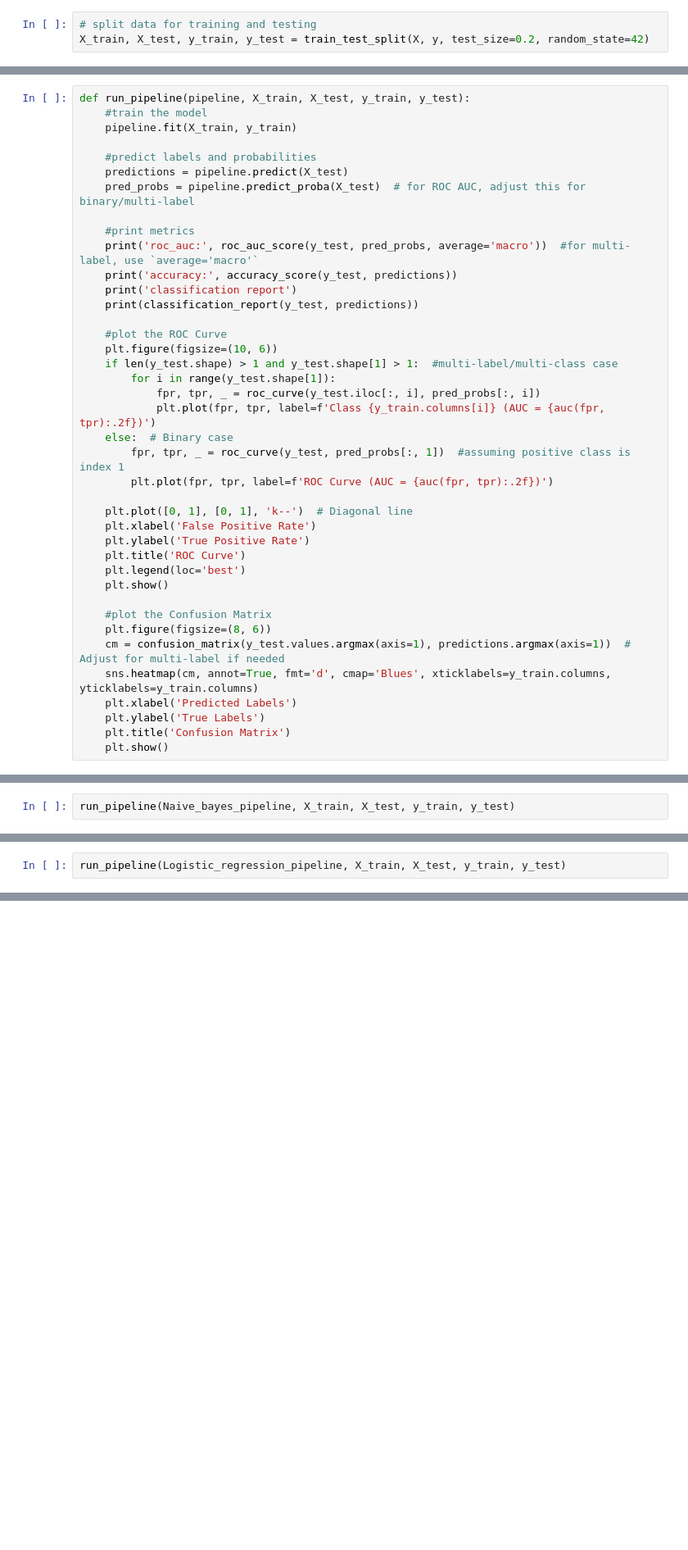
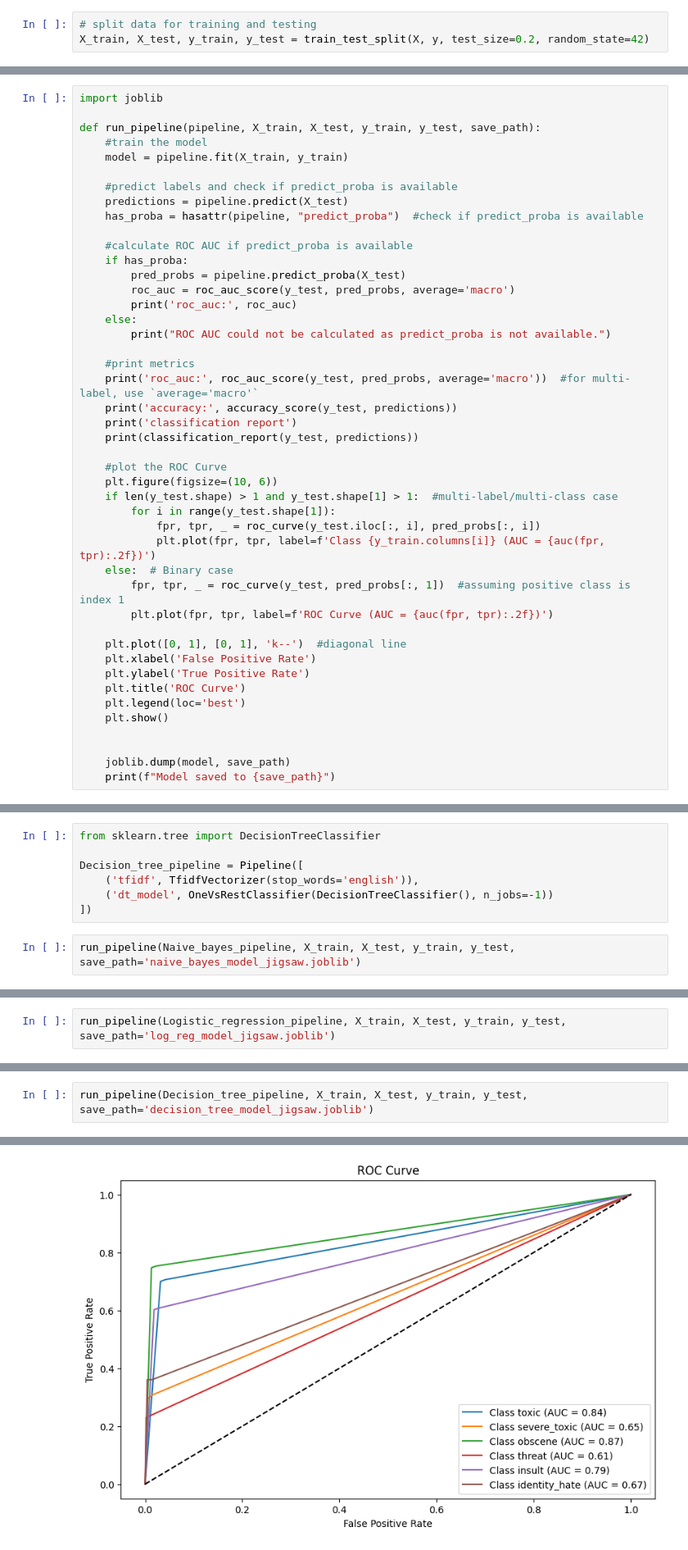
Before and after one commit to Mavis021/Sweep_Toxic_Comments_Classification, a Jupyter notebook: notebook/multilabelclassificationforhatecomments.ipynb, the cells around one changed output, grey strips where cells are left out. Shown: that part at 82% size. Saved outputs shown, nothing was run; the diff lists cells and outputs as text; blank space fills up the shorter version.

Commit message:
save models and decision tree training

```diff
--- a/notebook/multilabelclassificationforhatecomments.ipynb
+++ b/notebook/multilabelclassificationforhatecomments.ipynb
@@ -237,11 +261,21 @@ X_train, X_test, y_train, y_test = train_test_split(X, y, test_size=0.2, random_
 # %%
-def run_pipeline(pipeline, X_train, X_test, y_train, y_test):
+import joblib
+
+def run_pipeline(pipeline, X_train, X_test, y_train, y_test, save_path):
     #train the model
-    pipeline.fit(X_train, y_train)
+    model = pipeline.fit(X_train, y_train)
 
-    #predict labels and probabilities
+    #predict labels and check if predict_proba is available
     predictions = pipeline.predict(X_test)
-    pred_probs = pipeline.predict_proba(X_test)  # for ROC AUC, adjust this for binary/multi-label
+    has_proba = hasattr(pipeline, "predict_proba")  #check if predict_proba is available
+
+    #calculate ROC AUC if predict_proba is available
+    if has_proba:
+        pred_probs = pipeline.predict_proba(X_test)
+        roc_auc = roc_auc_score(y_test, pred_probs, average='macro')
+        print('roc_auc:', roc_auc)
+    else:
+        print("ROC AUC could not be calculated as predict_proba is not available.")
 
     #print metrics
     print('roc_auc:', roc_auc_score(y_test, pred_probs, average='macro'))  #for multi-label, use `average='macro'`
@@ -259,21 +293,16 @@ def run_pipeline(pipeline, X_train, X_test, y_train, y_test):
         fpr, tpr, _ = roc_curve(y_test, pred_probs[:, 1])  #assuming positive class is index 1
         plt.plot(fpr, tpr, label=f'ROC Curve (AUC = {auc(fpr, tpr):.2f})')
 
-    plt.plot([0, 1], [0, 1], 'k--')  # Diagonal line
+    plt.plot([0, 1], [0, 1], 'k--')  #diagonal line
     plt.xlabel('False Positive Rate')
     plt.ylabel('True Positive Rate')
     plt.title('ROC Curve')
     plt.legend(loc='best')
     plt.show()
 
-    #plot the Confusion Matrix
-    plt.figure(figsize=(8, 6))
-    cm = confusion_matrix(y_test.values.argmax(axis=1), predictions.argmax(axis=1))  # Adjust for multi-label if needed
-    sns.heatmap(cm, annot=True, fmt='d', cmap='Blues', xticklabels=y_train.columns, yticklabels=y_train.columns)
-    plt.xlabel('Predicted Labels')
-    plt.ylabel('True Labels')
-    plt.title('Confusion Matrix')
-    plt.show()
+
+    joblib.dump(model, save_path)
+    print(f"Model saved to {save_path}")
 # %%
 """
 Step 1: tfidf converts the input text data into TF-IDF vectors.
@@ -295,6 +324,13 @@ Logistic_regression_pipeline = Pipeline([
     ('tfidf', TfidfVectorizer(stop_words='english')),
     ('nb_model', OneVsRestClassifier(LogisticRegression(), n_jobs=-1))
 ])
+# %%
+from sklearn.tree import DecisionTreeClassifier
+
+Decision_tree_pipeline = Pipeline([
+    ('tfidf', TfidfVectorizer(stop_words='english')),
+    ('dt_model', OneVsRestClassifier(DecisionTreeClassifier(), n_jobs=-1))
+])
 # %%
-run_pipeline(Naive_bayes_pipeline, X_train, X_test, y_train, y_test)
+run_pipeline(Naive_bayes_pipeline, X_train, X_test, y_train, y_test, save_path='naive_bayes_model_jigsaw.joblib')
 # %% [output]
@@ -319,3 +356,3 @@ weighted avg       0.90      0.12      0.21      7074
 # %%
-run_pipeline(Logistic_regression_pipeline, X_train, X_test, y_train, y_test)
+run_pipeline(Logistic_regression_pipeline, X_train, X_test, y_train, y_test, save_path='log_reg_model_jigsaw.joblib')
 # %% [output]
@@ -339,0 +378,3 @@ weighted avg       0.87      0.56      0.67      7074
+# %%
+run_pipeline(Decision_tree_pipeline, X_train, X_test, y_train, y_test, save_path='decision_tree_model_jigsaw.joblib')
+# %% [output]
@@ -339,0 +398 @@ weighted avg       0.87      0.56      0.67      7074
+[figure, added]
```
Also changed, not shown: parts of 13 cells of this notebook, 1 other file.
